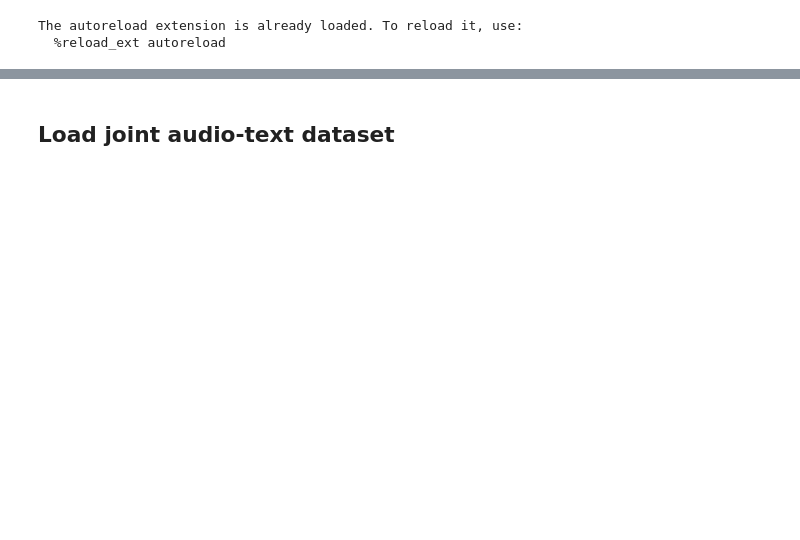
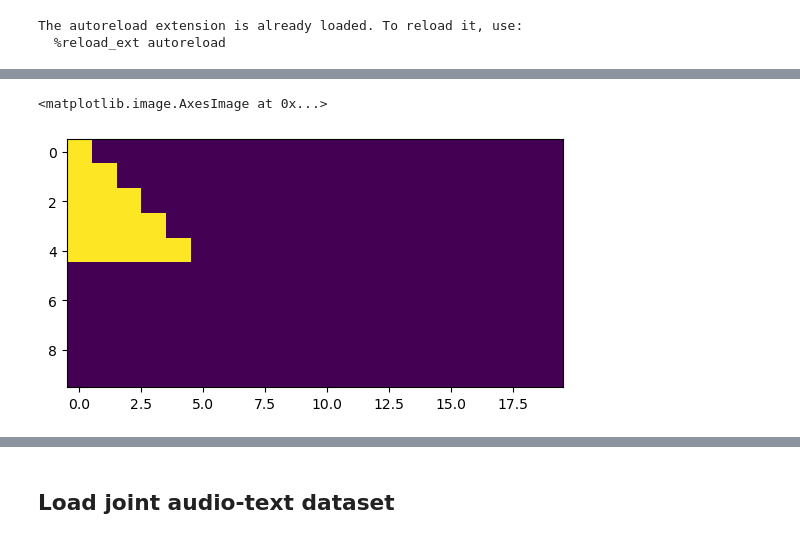
Before and after one commit to thefinnlab/isc_asynchrony_behavioral, a Jupyter notebook: code/notebooks/model04_ModelBuilding–AudioLLM.ipynb, the cells around one changed output, grey strips where cells are left out. Cells and saved outputs as stored; diff of their text form; code cells hidden in the pictures; blank space fills up the shorter version.

Commit message:
made bidirectional attention but something is now messed up -- working backwards. should try refactoring code

```diff
--- a/code/notebooks/model04_ModelBuilding–AudioLLM.ipynb
+++ b/code/notebooks/model04_ModelBuilding–AudioLLM.ipynb
@@ -18,0 +268,17 @@ The autoreload extension is already loaded. To reload it, use:
+# %%
+# Create a mask of seq_length x context_length
+x_mask = torch.zeros(i, j, device=device).bool().fill_(True).triu_(1)
+context_mask = torch.zeros(j, i, device=device).bool().fill_(True).triu_(1) #.fill_(-np.inf).triu_(1)
+
+# Add needed dimensions to apply to attention
+x_mask = rearrange(x_mask, 'i j -> 1 1 i j')
+context_mask = rearrange(context_mask, 'j i -> 1 1 i j')
+
+attn = sim.masked_fill(x_mask, -torch.finfo(sim.dtype).max).softmax(dim=-1)
+# context_attn = (sim + context_mask).softmax(dim=-2)
+# %%
+test = sim.masked_fill(x_mask, -torch.finfo(sim.dtype).max)
+plt.imshow(test[0, 0].detach().numpy())
+# %% [output]
+<matplotlib.image.AxesImage at 0x...>
+[figure, added]
```
Also changed, not shown: parts of 31 cells of this notebook, 35 other files.
